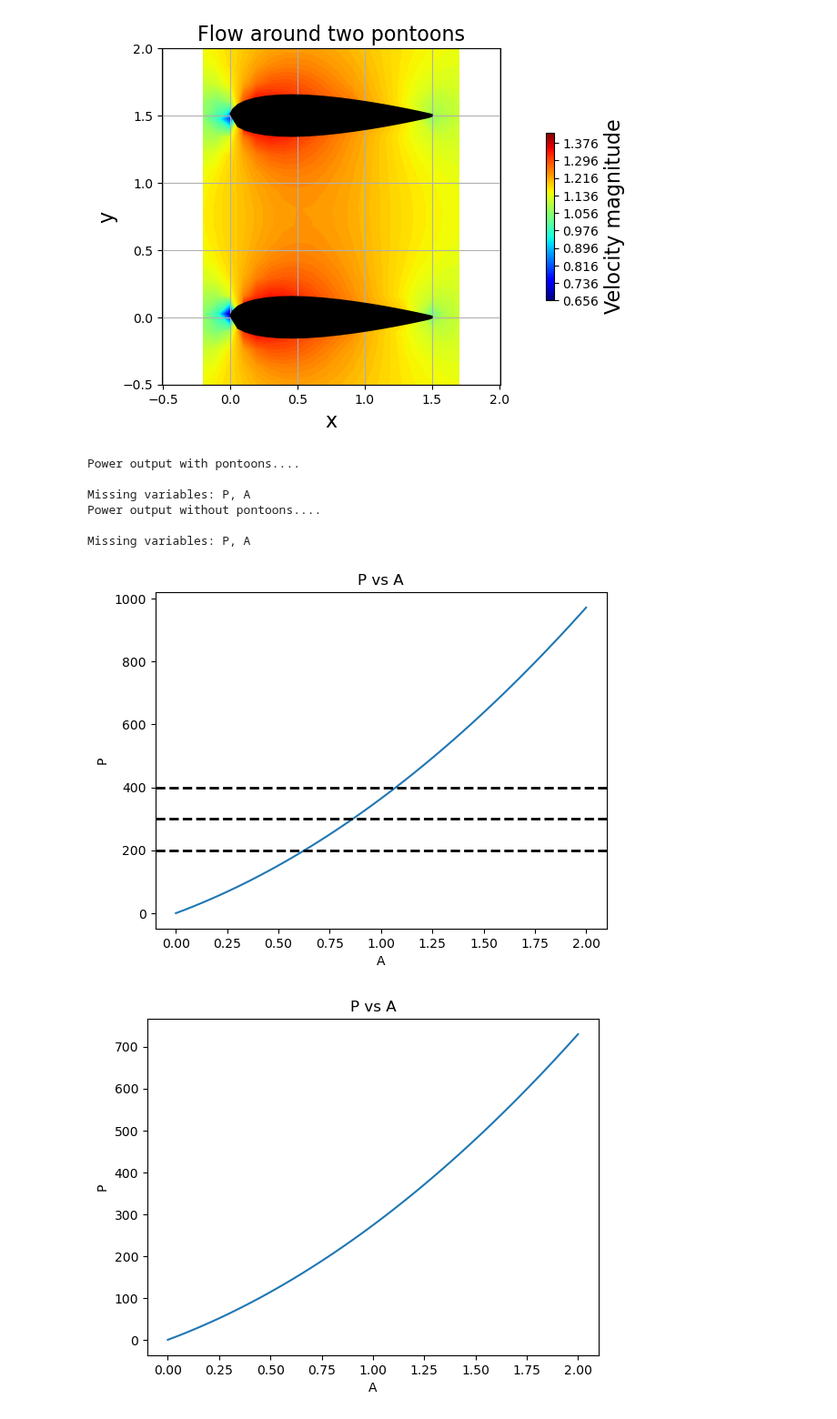
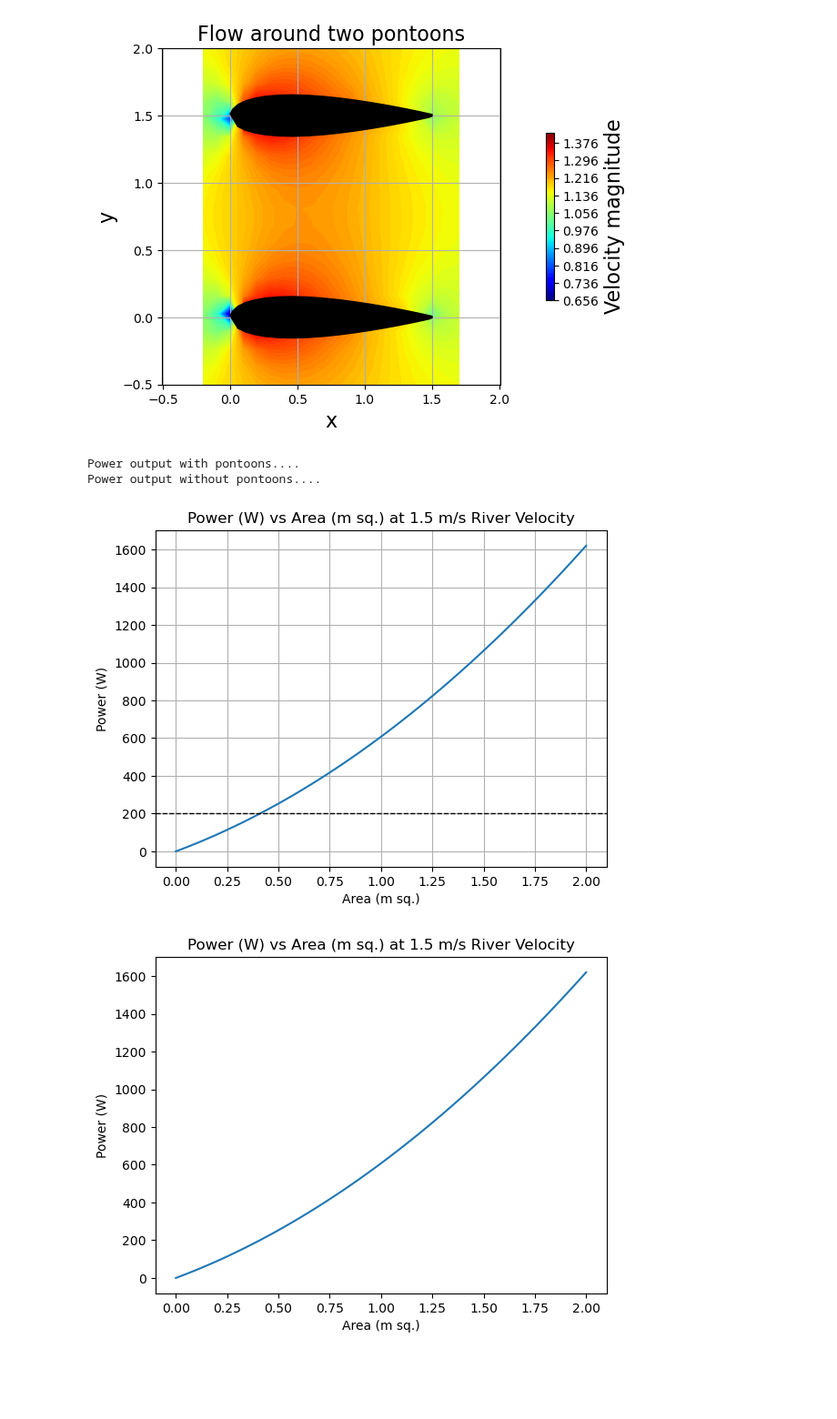
Before and after one commit to pilipb/DP5-code, a Jupyter notebook: testing_foil.ipynb, the cells around one changed output. Shown at 91% size. Drawn from its saved outputs; the diff is of its cells as text; code cells hidden in the pictures; blank space fills up the shorter version.

```diff
--- a/testing_foil.ipynb
+++ b/testing_foil.ipynb
@@ -208,26 +208,23 @@ velocity at x = 0.3, y =  0.15 1.05  is  1.2550962882279442
 # %%
 from power_calcs import *
 
 # calculate the power output of the turbine at this point
 rho = 1000
 efficiency = 0.3 # Efficiency to be confirmed
 # power = 400
 area = 0.7
 
 print("Power output with pontoons....")
-power1,_,_,_,_ = power_calc(efficiency=efficiency, V=vel)
+power1,_,_,_,_ = power_calc(efficiency=efficiency, V=1.5)
 # draw horizontal line at this power
-plt.axhline(400, color='k', linestyle='--', linewidth=2)
-plt.axhline(300, color='k', linestyle='--', linewidth=2)
-plt.axhline(200, color='k', linestyle='--', linewidth=2)
+# plt.axhline(400, color='k', linestyle='--', linewidth=2)
+# plt.axhline(300, color='k', linestyle='--', linewidth=2)
+plt.axhline(200, color='k', linestyle='--', linewidth=1)
+plt.grid()
 print("Power output without pontoons....")
-power2,_,_,_,_ = power_calc(efficiency=efficiency, V=u_inf)
+power2,_,_,_,_ = power_calc(efficiency=efficiency, V=1.5)
 # %% [output]
 Power output with pontoons....
-
-Missing variables: P, A
 Power output without pontoons....
-
-Missing variables: P, A
-[figure, old version]
+[figure, new version]
-[figure, old version]
+[figure, new version]
```
